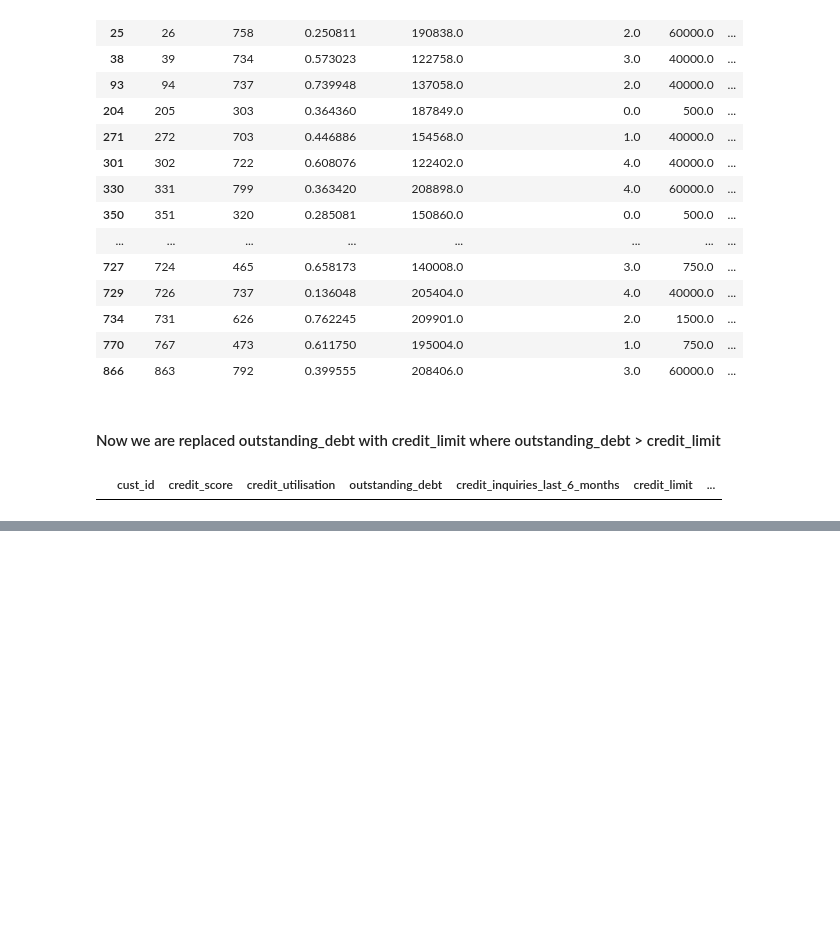
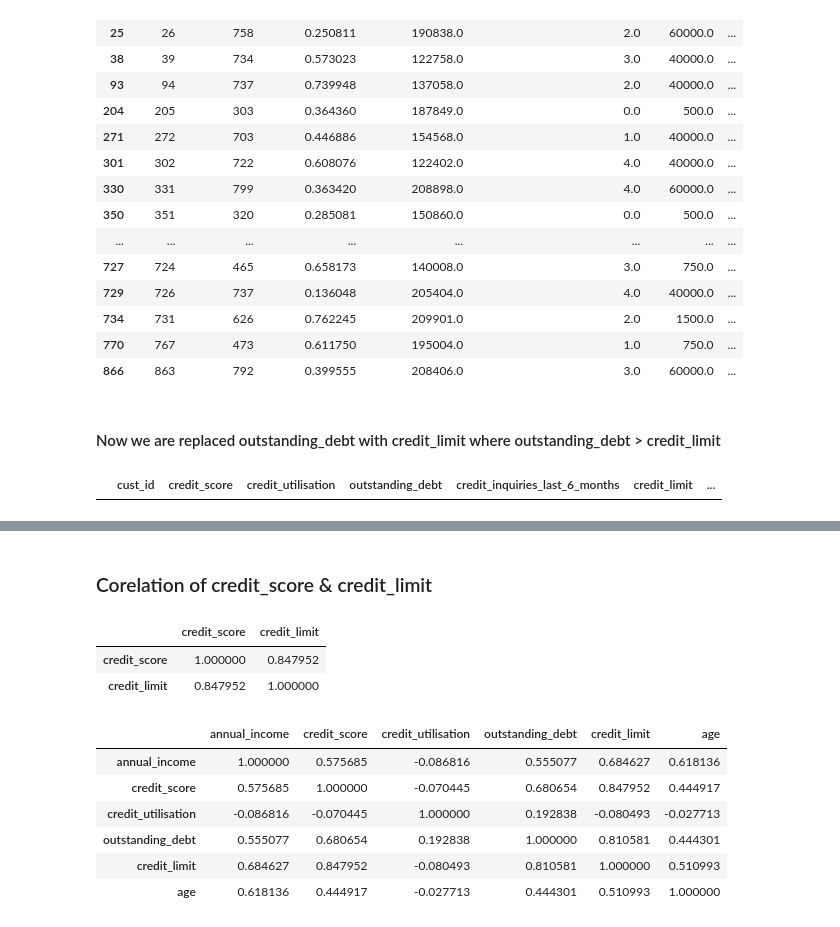
Before and after one commit to ashishjadhav123/Math-and-Statistics-DS, a Jupyter notebook: Project/Phase 1 - Find Target Market/Phase1_AtliQo_Bank.ipynb, the cells around one changed output, grey strips where cells are left out. Drawn from its saved outputs; the diff is of its cells as text; code cells hidden in the pictures; blank space fills up the shorter version.

```diff
--- a/Project/Phase 1 - Find Target Market/Phase1_AtliQo_Bank.ipynb
+++ b/Project/Phase 1 - Find Target Market/Phase1_AtliQo_Bank.ipynb
@@ -660,0 +689,8 @@ df_credit_profile[df_credit_profile['outstanding_debt'] > df_credit_profile['cre
+# %% [markdown]
+<h3> Corelation of credit_score & credit_limit</h3>
+# %%
+df_mearged[['credit_score','credit_limit']].corr()
+# %% [output]
+|  | credit_score | credit_limit |
+| credit_score | 1.000000 | 0.847952 |
+| credit_limit | 0.847952 | 1.000000 |
@@ -660,0 +706,11 @@ df_credit_profile[df_credit_profile['outstanding_debt'] > df_credit_profile['cre
+# %%
+correlation_matrix = df_mearged[numeric_coluimns].corr()
+correlation_matrix
+# %% [output]
+|  | annual_income | credit_score | credit_utilisation | outstanding_debt | credit_limit | age |
+| annual_income | 1.000000 | 0.575685 | -0.086816 | 0.555077 | 0.684627 | 0.618136 |
+| credit_score | 0.575685 | 1.000000 | -0.070445 | 0.680654 | 0.847952 | 0.444917 |
+| credit_utilisation | -0.086816 | -0.070445 | 1.000000 | 0.192838 | -0.080493 | -0.027713 |
+| outstanding_debt | 0.555077 | 0.680654 | 0.192838 | 1.000000 | 0.810581 | 0.444301 |
+| credit_limit | 0.684627 | 0.847952 | -0.080493 | 0.810581 | 1.000000 | 0.510993 |
+| age | 0.618136 | 0.444917 | -0.027713 | 0.444301 | 0.510993 | 1.000000 |
```
Also changed, not shown: parts of 5 cells of this notebook.
